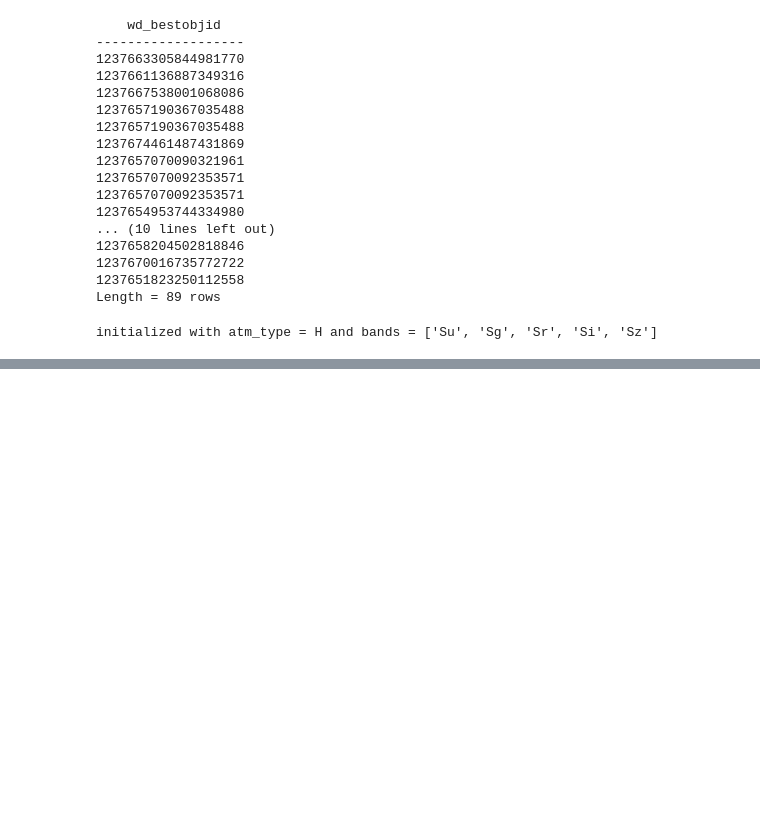
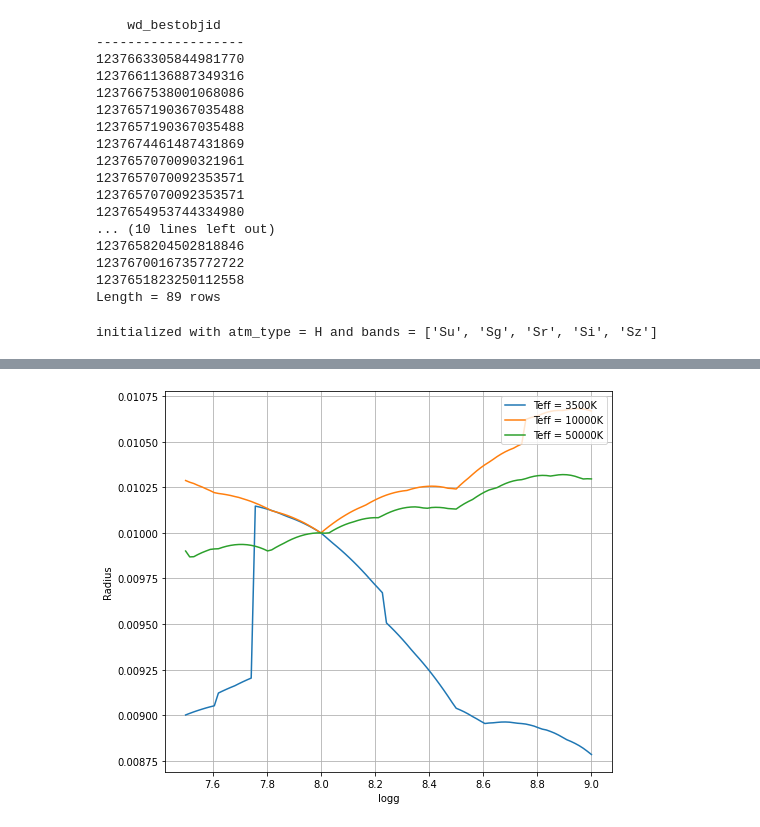
Before and after one commit to stefanarseneau/gravitational-redshift, a Jupyter notebook: 02_photometry.ipynb, the cells around one changed output, grey strips where cells are left out. Saved outputs shown, nothing was run; the diff lists cells and outputs as text; code cells hidden in the pictures; blank space fills up the shorter version.

```diff
--- a/02_photometry.ipynb
+++ b/02_photometry.ipynb
@@ -367,0 +503,18 @@ for i in tqdm(range(len(catalog))):
+# %%
+plt.figure(figsize = (8,7))
+#for i in range(len(bands)):
+    #plt.plot(bands[i], flux_values[i], 'bo', markersize = 10)
+plt.plot(logg_grid, [result.params['radius'].value for result in results_3k], label = 'Teff = 3500K')
+plt.plot(logg_grid, [result.params['radius'].value for result in results_10k], label = 'Teff = 10000K')
+plt.plot(logg_grid, [result.params['radius'].value for result in results_50k], label = 'Teff = 50000K')
+
+#plt.plot(logg_grid, [result.params['teff'].value for result in results], label = 'teff', c = 'r')
+#plt.plot(logg_grid, linear(logg_grid, popt0[0], popt0[1]), linestyle='dashed', c = 'm')
+
+plt.xlabel('logg')
+plt.ylabel('Radius')
+plt.grid()
+plt.legend(loc = 1)
+plt.savefig('/home/arseneausm/Documents/arseneausm.github.io/notes/figures/variation_sdss_ugriz.jpeg')
+# %% [output]
+[figure, added]
```
Also changed, not shown: parts of 16 cells of this notebook, 22 other files.
